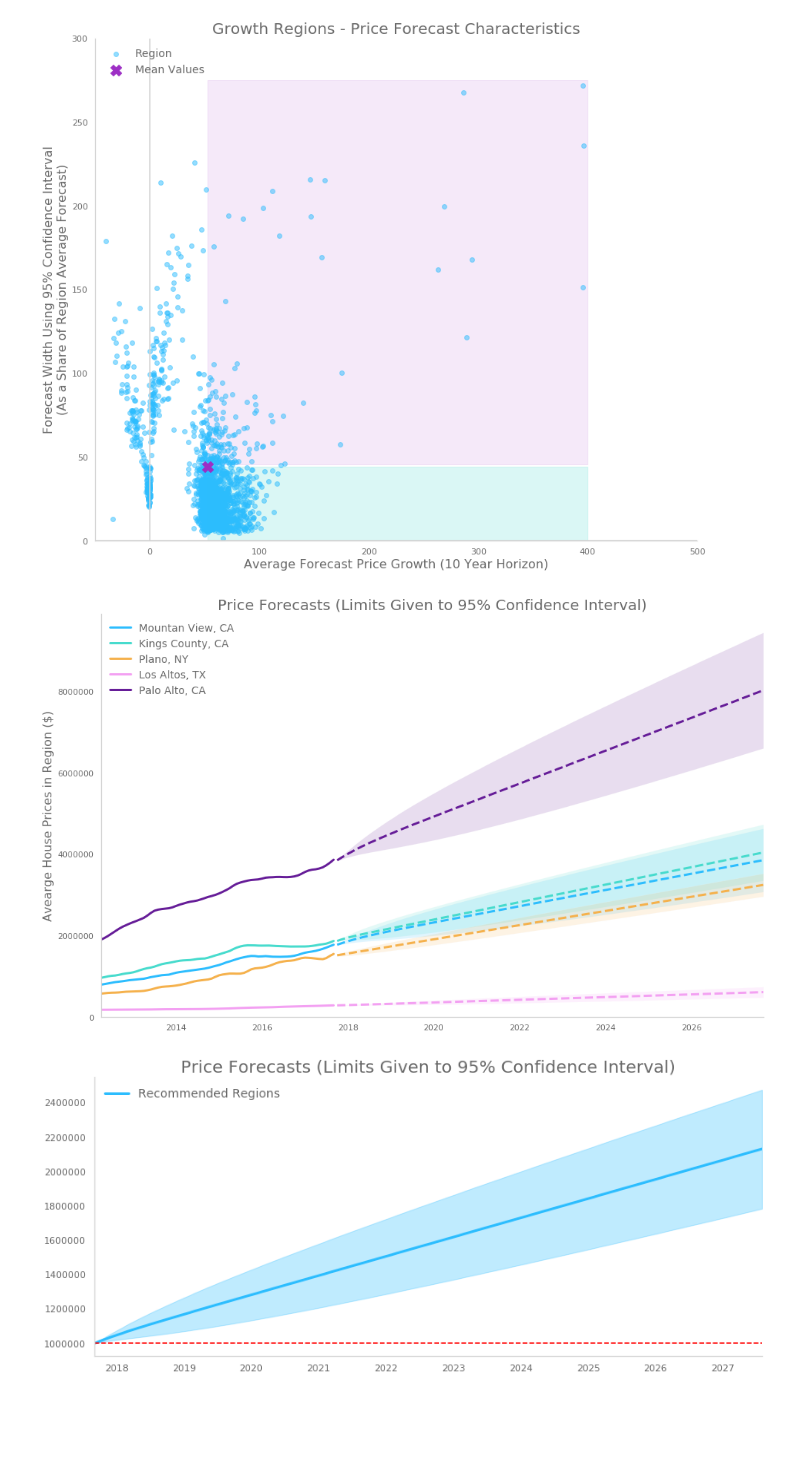
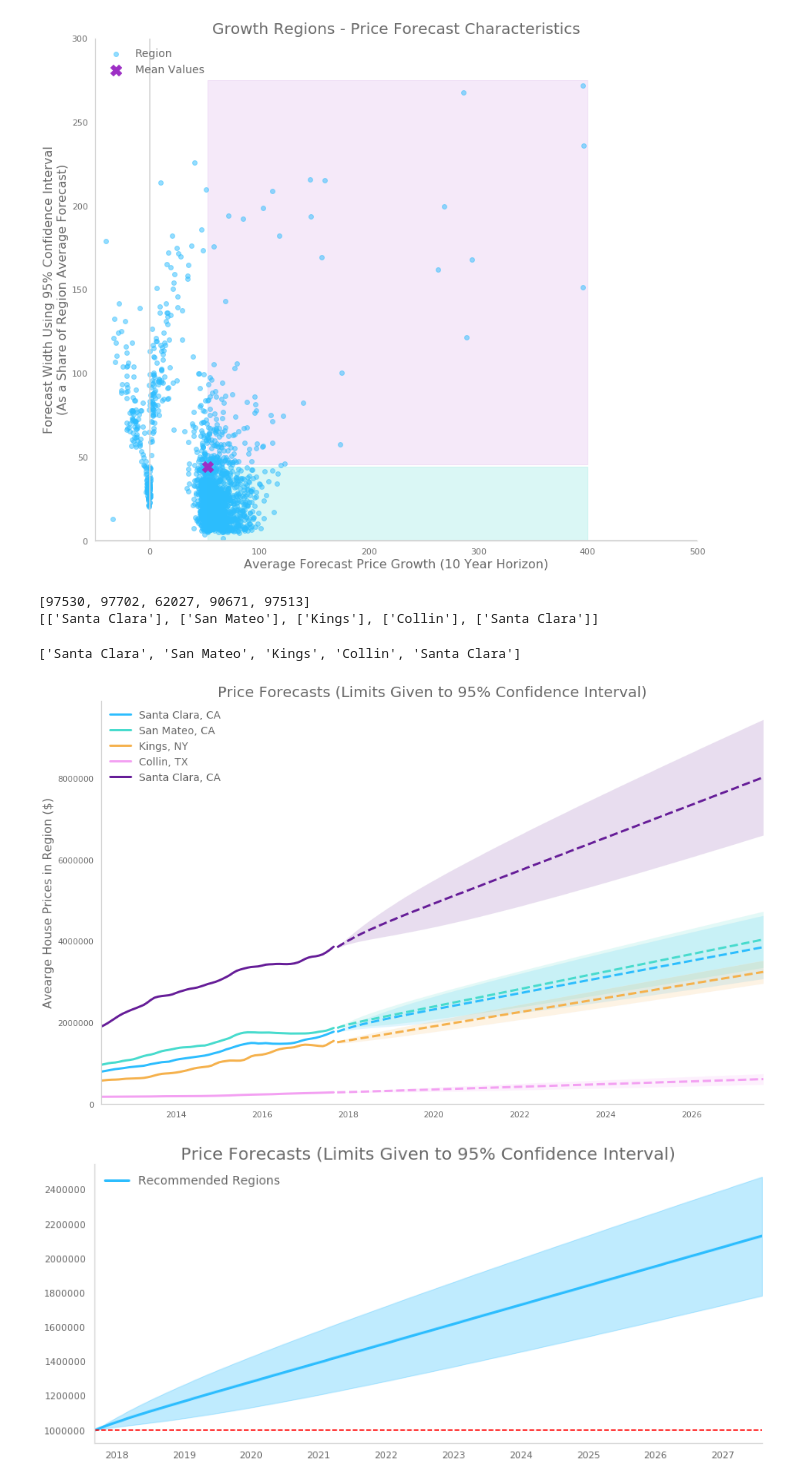
Before and after one commit to AlbertNightwind/Python_Analysis_Programs, a Jupyter notebook: U.S. House Price analysis/Zillow_US_HousePrice_Analysis.ipynb, the cells around one changed output. Drawn from its saved outputs; the diff is of its cells as text; code cells hidden in the pictures; blank space fills up the shorter version.

```diff
--- a/U.S. House Price analysis/Zillow_US_HousePrice_Analysis.ipynb
+++ b/U.S. House Price analysis/Zillow_US_HousePrice_Analysis.ipynb
@@ -1463,14 +1463,31 @@ def max_no_na(x):
         return max(list(x.dropna()))
     #return (x)
 #arima_df['Maxpval'] = arima_df['Modelpvals'].map(lambda x: max_no_na(x))
+# %%
+best_regions = list(arima_df.loc[(arima_df['%10yGrowth'] > avg_x) &(arima_df['ForecastWidth'] < avg_y)].sort_values(
+    '%10yGrowth', ascending=False)['RegionID'][:5])
+print(best_regions)
+reg_labels = []
+#x = pd.DataFrame()
+for i in best_regions:
+
+    x = arima_df[arima_df['RegionID'] == i]
+    #print(pd.DataFrame(x['County']))
+
+    reg_labels.append(list(x['County']))
+
+print(reg_labels)
+outlst = [' '.join([str(c) for c in lst]) for lst in reg_labels]
+outlst
+# %% [output]
+[97530, 97702, 62027, 90671, 97513]
+[['Santa Clara'], ['San Mateo'], ['Kings'], ['Collin'], ['Santa Clara']]
+['Santa Clara', 'San Mateo', 'Kings', 'Collin', 'Santa Clara']
 # %%
-best_regions = list(arima_df.loc[(arima_df['%10yGrowth'] > avg_x) &(arima_df['ForecastWidth'] < avg_y)].sort_values(
-    '%10yGrowth', ascending=False)['RegionID'][:5])
+#reg_labels = ['Mountan View', 'Kings County', 'Plano', 'Los Altos', 'Palo Alto']
 
-reg_labels = ['Mountan View', 'Kings County', 'Plano', 'Los Altos', 'Palo Alto']
-
-plot_forecasts(best_regions, labels = reg_labels, size=(16,10))
+plot_forecasts(best_regions, labels = outlst, size=(16,10))
 # %% [output]
-[figure, old version]
+[figure, new version]
 # %%
 #########.  Here.    ############
```
Also changed, not shown: parts of 2 cells of this notebook.
